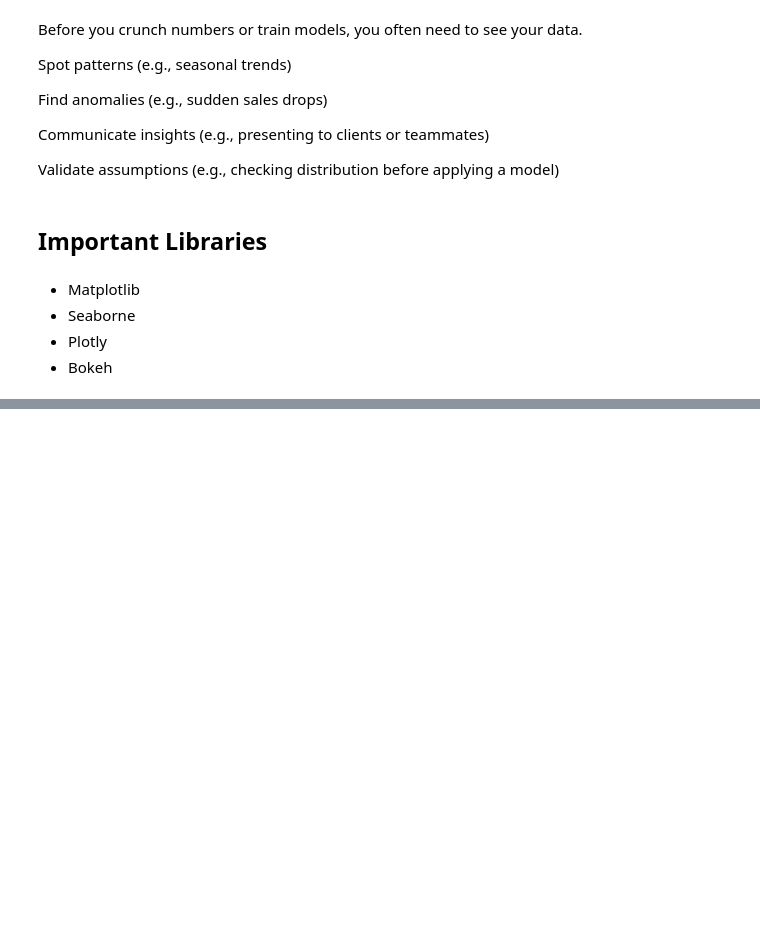
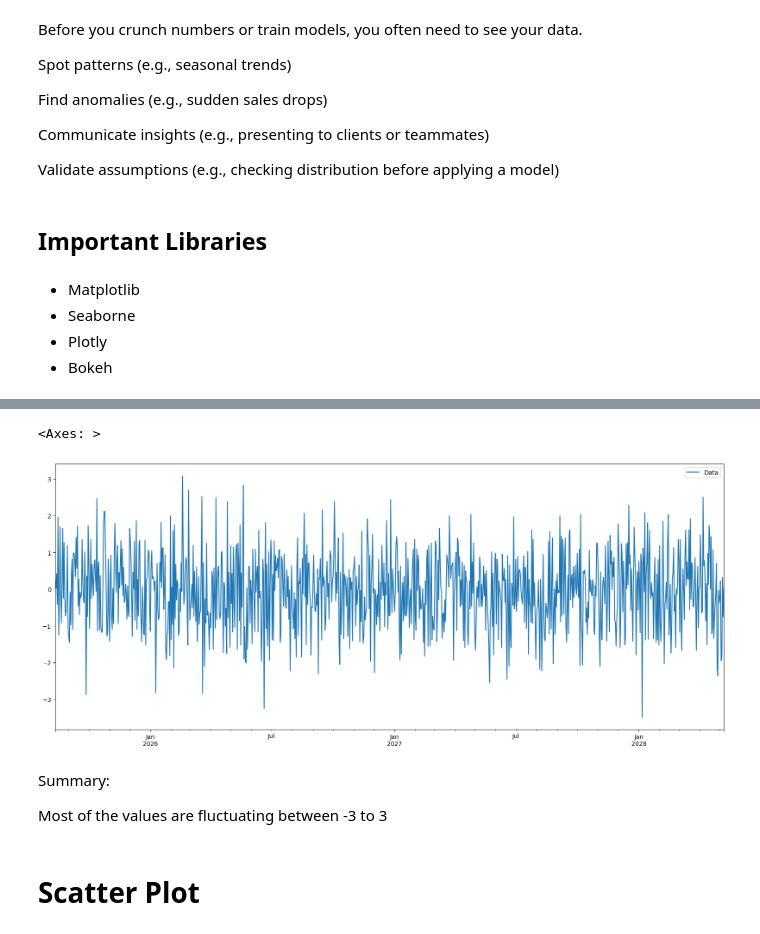
Before and after one commit to prA-G/DailyPythonNotes, a Jupyter notebook: 20_Matplotlib.ipynb, the cells around one changed output, grey strips where cells are left out. Saved outputs shown, nothing was run; the diff lists cells and outputs as text; code cells hidden in the pictures; blank space fills up the shorter version.

Commit message:
Line Plot of 1 variable

```diff
--- a/20_Matplotlib.ipynb
+++ b/20_Matplotlib.ipynb
@@ -34,0 +92,3 @@ warnings.filterwarnings('ignore')  # suppress all warnings
+# %%
+df = pd.DataFrame(np.random.randn(1000), columns = ["Data"], index = pd.date_range('2025-08-12', periods=1000))
+df
@@ -34,0 +109,12 @@ warnings.filterwarnings('ignore')  # suppress all warnings
+# %%
+df.plot(figsize= (20,8))  # figuresize = (x,y) >> x= len in inches,, y = breadth in inches
+# %% [output]
+<Axes: >
+[figure, added]
+# %% [markdown]
+Summary:
+
+
+Most of the values are fluctuating between -3 to 3
+# %% [markdown]
+# Scatter Plot
```
Also changed, not shown: parts of 39 cells of this notebook.
